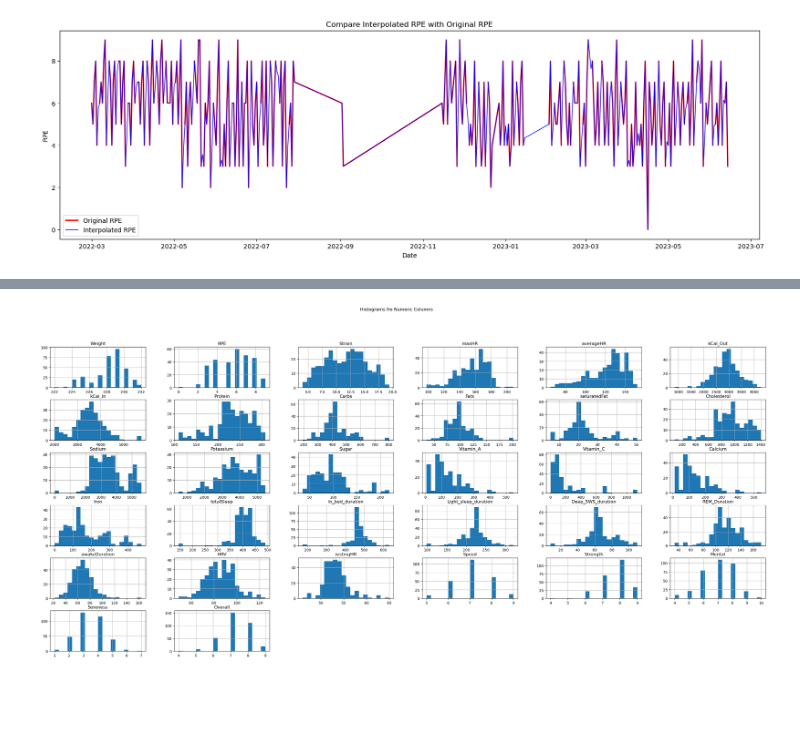
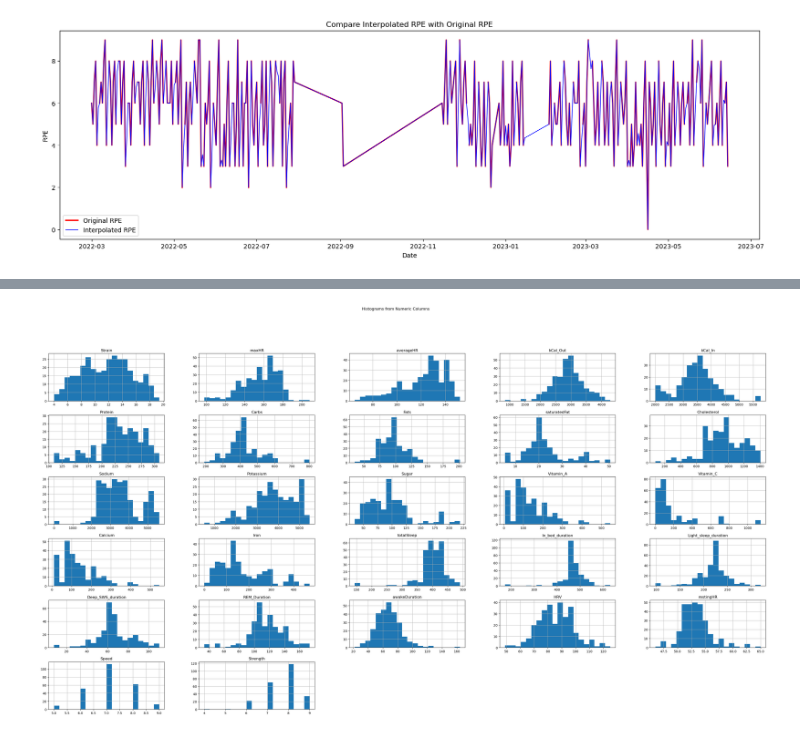
Before and after one commit to stilyan91/Nutrition-and-Fitness-Correlation-Analysis, a Jupyter notebook: Nutrition-and-Fitness-Correlation-Analysis.ipynb, the cells around one changed output, grey strips where cells are left out. Cells and saved outputs as stored; diff of their text form; code cells hidden in the pictures; blank space fills up the shorter version.

Commit message:
Filling-NaN-numerical-fields

```diff
--- a/Nutrition-and-Fitness-Correlation-Analysis.ipynb
+++ b/Nutrition-and-Fitness-Correlation-Analysis.ipynb
@@ -247,3 +244,9 @@ plt.show()
 # As it is seen from the figure this interpolation keeps trend of the RPE.
 # Save Interpolated RPE as RPE
 daily_performance_dataset['RPE'] = daily_performance_dataset['RPE'].interpolate(method='spline', order=1)
+# %%
+# Columns: Mental, Soreness and Overall have only 1 Nan.
+# I will interpolate linear to fill this missing values.
+daily_performance_dataset['Mental'] = daily_performance_dataset['Mental'].interpolate()
+daily_performance_dataset['Soreness'] = daily_performance_dataset.Soreness.interpolate()
+daily_performance_dataset['Overall'] = daily_performance_dataset['Overall'].interpolate()
@@ -250,6 +273,10 @@ daily_performance_dataset['RPE'] = daily_performance_dataset['RPE'].interpolate(
+# %%
+# extract all numeric type columns with Nan values
+nan_numeric_columns = daily_performance_dataset.select_dtypes(include='number').columns[daily_performance_dataset.select_dtypes(include='number').isna().any()]
 # %%
-numeric_columns.hist(figsize=(35,15), bins=20)
-plt.suptitle('Histograms fro Numeric Columns')
+# creating histograms for all numeric type columns with Nan values
+daily_performance_dataset[nan_numeric_columns].hist(figsize=(40,20), bins=20)
+plt.suptitle('Histograms from Numeric Columns')
 plt.show()
 # %% [output]
-[figure, old version]
+[figure, new version]
```
Also changed, not shown: parts of 6 cells of this notebook.
